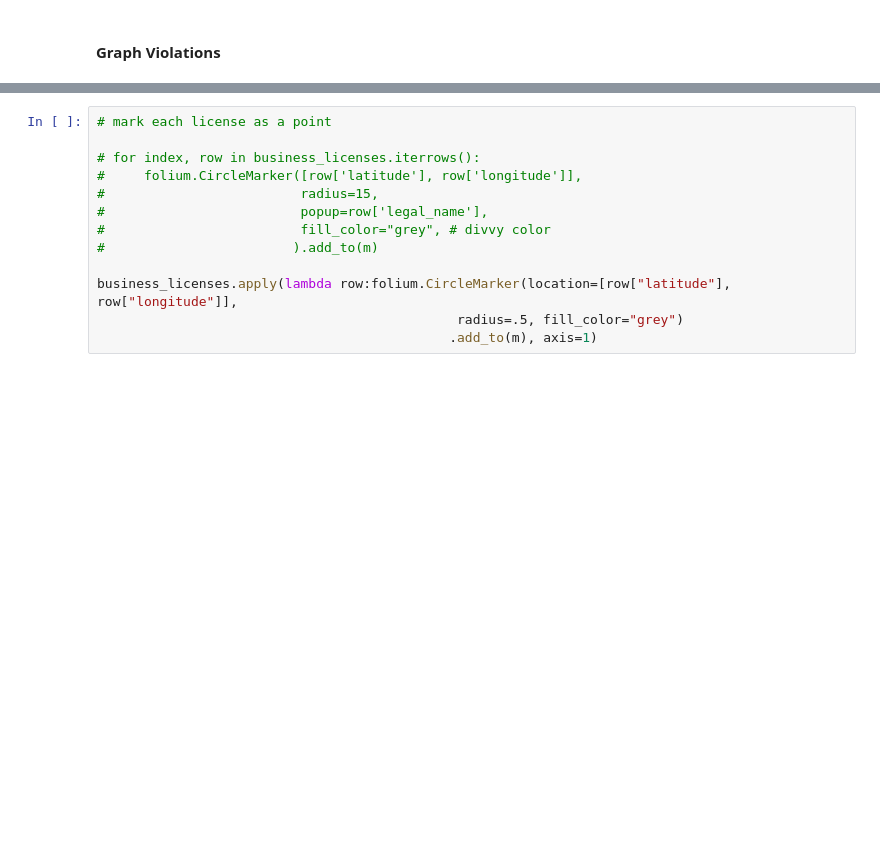
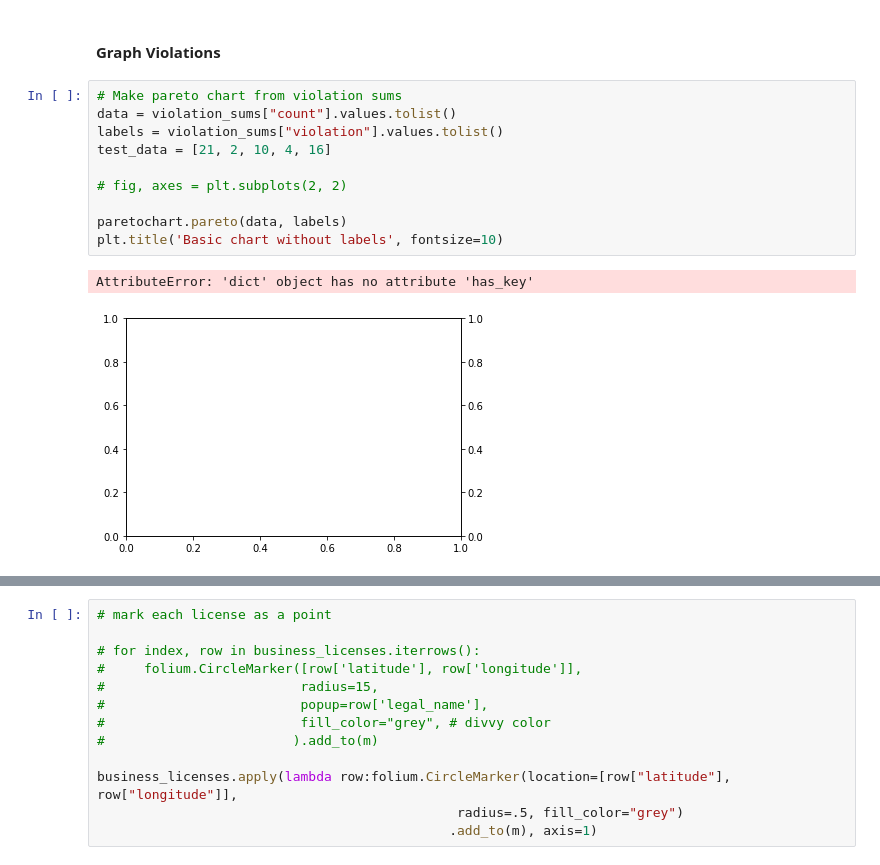
Before and after one commit to Sustainabilist/ChicagoDataAnalysis, a Jupyter notebook: MAPS/21_map_violations.ipynb, the cells around one changed output, grey strips where cells are left out. Drawn from its saved outputs; the diff is of its cells as text; blank space fills up the shorter version.

```diff
--- a/MAPS/21_map_violations.ipynb
+++ b/MAPS/21_map_violations.ipynb
@@ -84,6 +111,19 @@ violation_sums
 | 44 | v_70 | 181.0 |
 # %% [markdown]
 #### Graph Violations
+# %%
+# Make pareto chart from violation sums
+data = violation_sums["count"].values.tolist()
+labels = violation_sums["violation"].values.tolist()
+test_data = [21, 2, 10, 4, 16]
+
+# fig, axes = plt.subplots(2, 2)
+
+paretochart.pareto(data, labels)
+plt.title('Basic chart without labels', fontsize=10)
+# %% [output]
+AttributeError: 'dict' object has no attribute 'has_key'
+[figure, added]
 # %%
 violation_graph =violation_sums.plot(kind="bar", figsize=(10,7))
 # %% [output]
```
Also changed, not shown: parts of 5 cells of this notebook, 1 other file.
